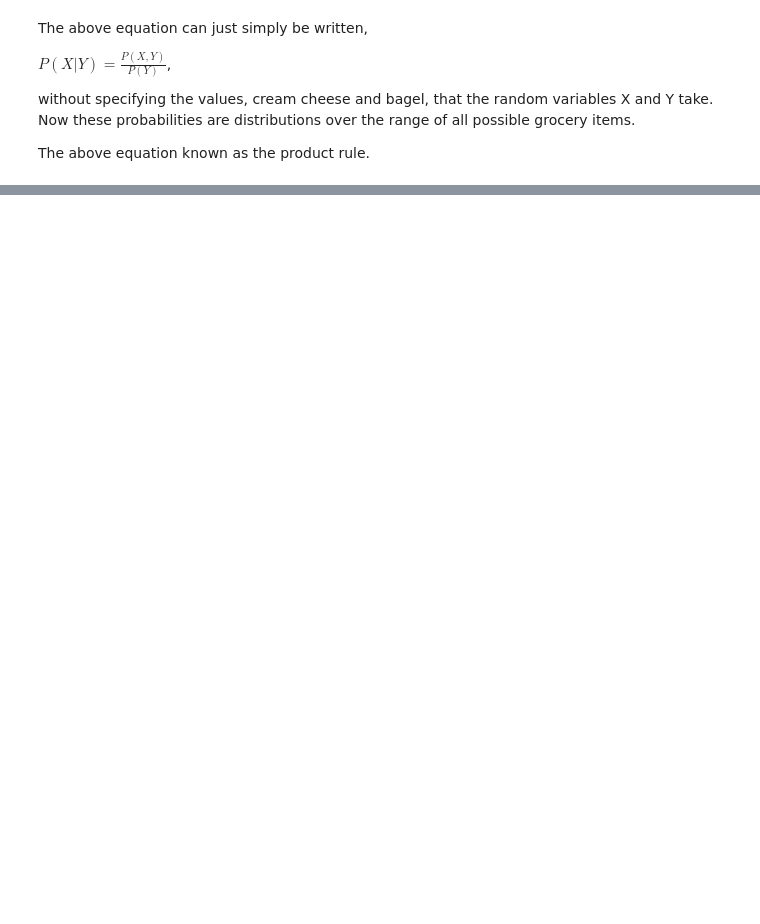
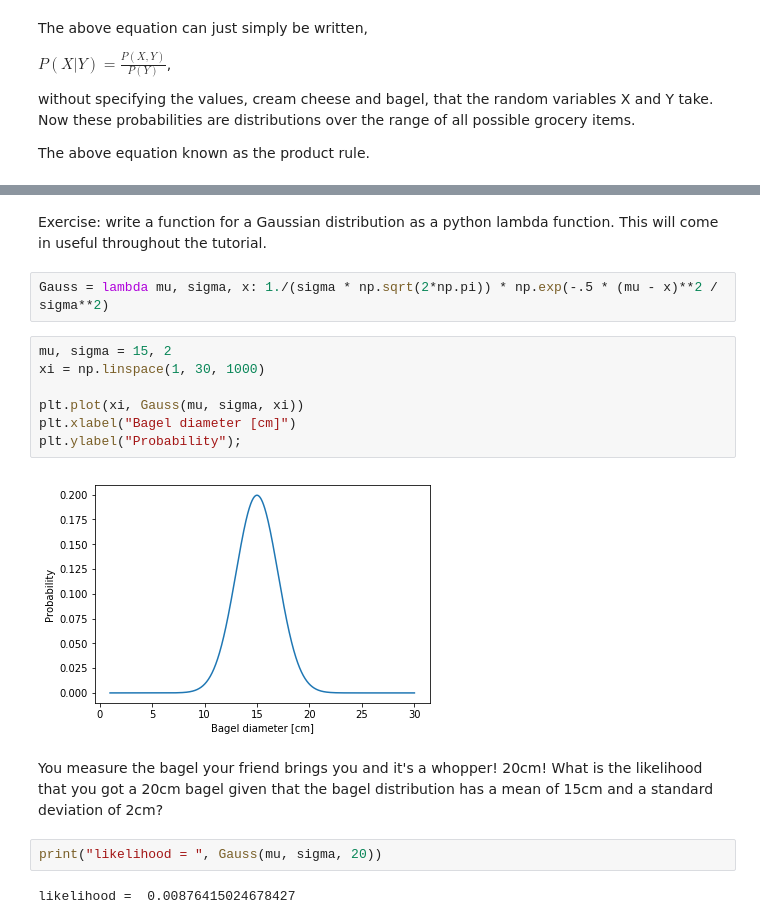
Before and after one commit to RuthAngus/Probabilistic-inference-tutorial, a Jupyter notebook: Bayesian_inference_tutorial.ipynb, the cells around one changed output, grey strips where cells are left out. Drawn from its saved outputs; the diff is of its cells as text; blank space fills up the shorter version.

```diff
--- a/Bayesian_inference_tutorial.ipynb
+++ b/Bayesian_inference_tutorial.ipynb
@@ -74,0 +190,19 @@ The above equation known as the product rule.
+# %% [markdown]
+Exercise: write a function for a Gaussian distribution as a python lambda function. This will come in useful throughout the tutorial.
+# %%
+Gauss = lambda mu, sigma, x: 1./(sigma * np.sqrt(2*np.pi)) * np.exp(-.5 * (mu - x)**2 / sigma**2)
+# %%
+mu, sigma = 15, 2
+xi = np.linspace(1, 30, 1000)
+
+plt.plot(xi, Gauss(mu, sigma, xi))
+plt.xlabel("Bagel diameter [cm]")
+plt.ylabel("Probability");
+# %% [output]
+[figure, added]
+# %% [markdown]
+You measure the bagel your friend brings you and it's a whopper! 20cm! What is the likelihood that you got a 20cm bagel given that the bagel distribution has a mean of 15cm and a standard deviation of 2cm?
+# %%
+print("likelihood = ", Gauss(mu, sigma, 20))
+# %% [output]
+likelihood =  0.00876415024678427
```
Also changed, not shown: parts of 67 cells of this notebook.
